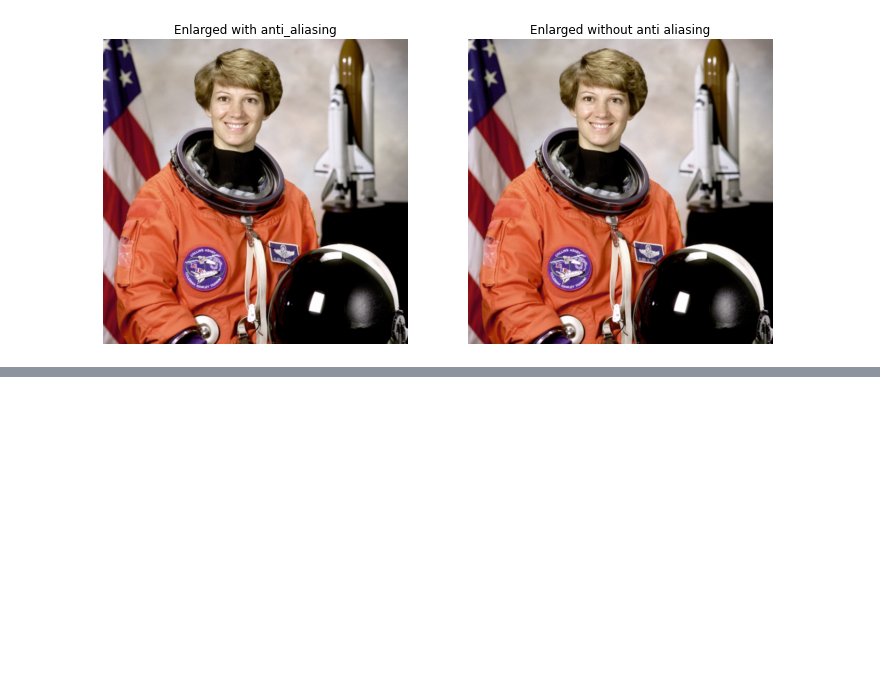
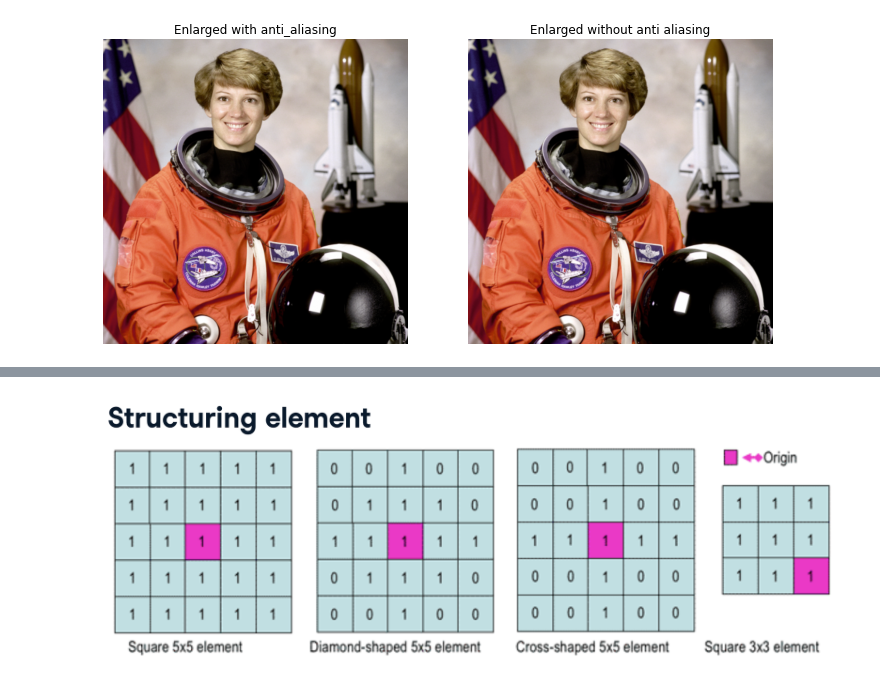
Before and after one commit to anmorgan24/Springboard, a Jupyter notebook: Notes/Image_Processing/Image_Processing_03.ipynb, the cells around one changed output, grey strips where cells are left out. Cells and saved outputs as stored; diff of their text form; code cells hidden in the pictures; blank space fills up the shorter version.

```diff
--- a/Notes/Image_Processing/Image_Processing_03.ipynb
+++ b/Notes/Image_Processing/Image_Processing_03.ipynb
@@ -212,0 +244,4 @@ show_image(image_resized, 'Resized image')
+# %%
+display.Image("structuring_element2.png")
+# %% [output]
+[figure, added]
```
Also changed, not shown: parts of 25 cells of this notebook, 2 other files.
